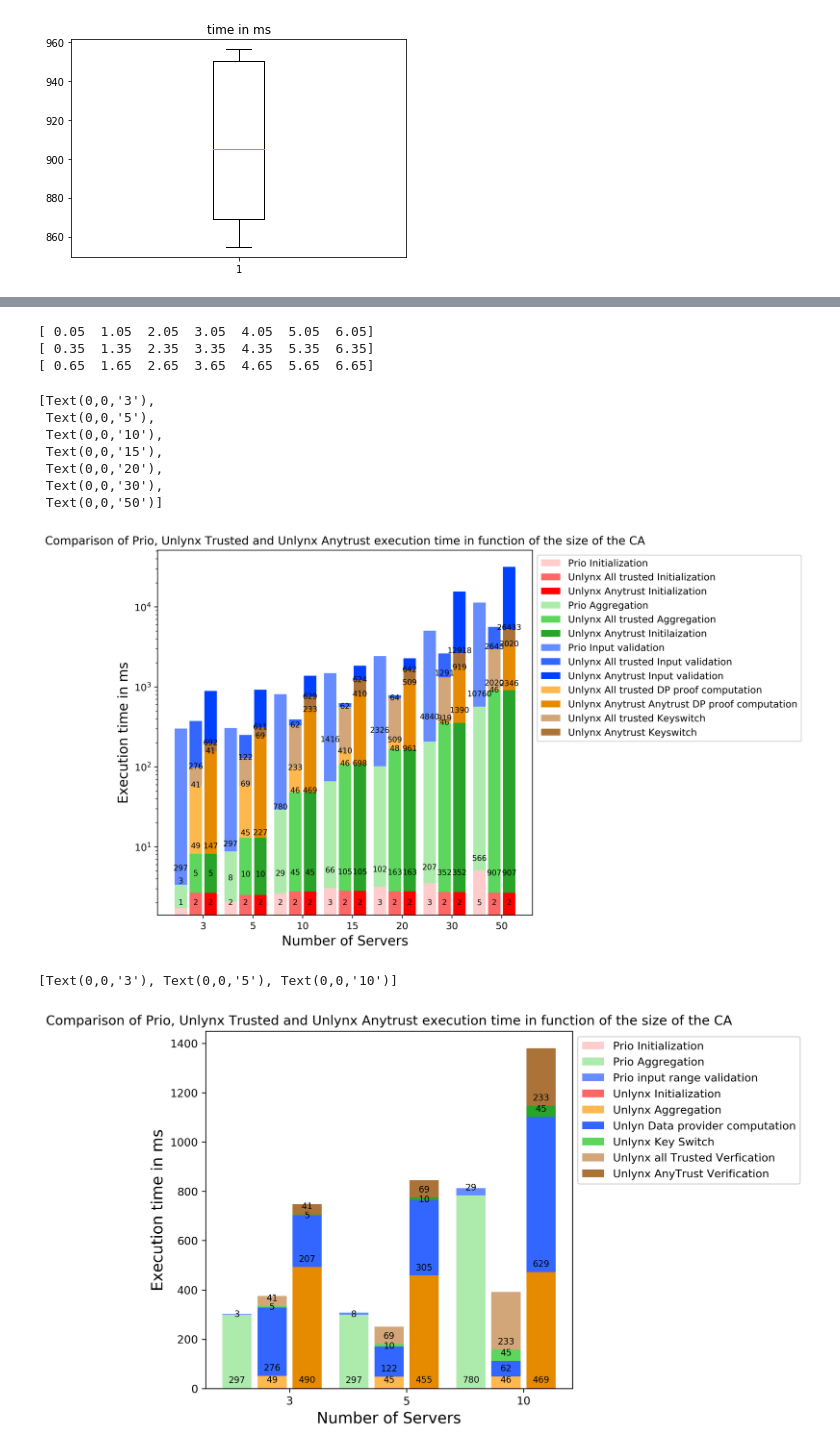
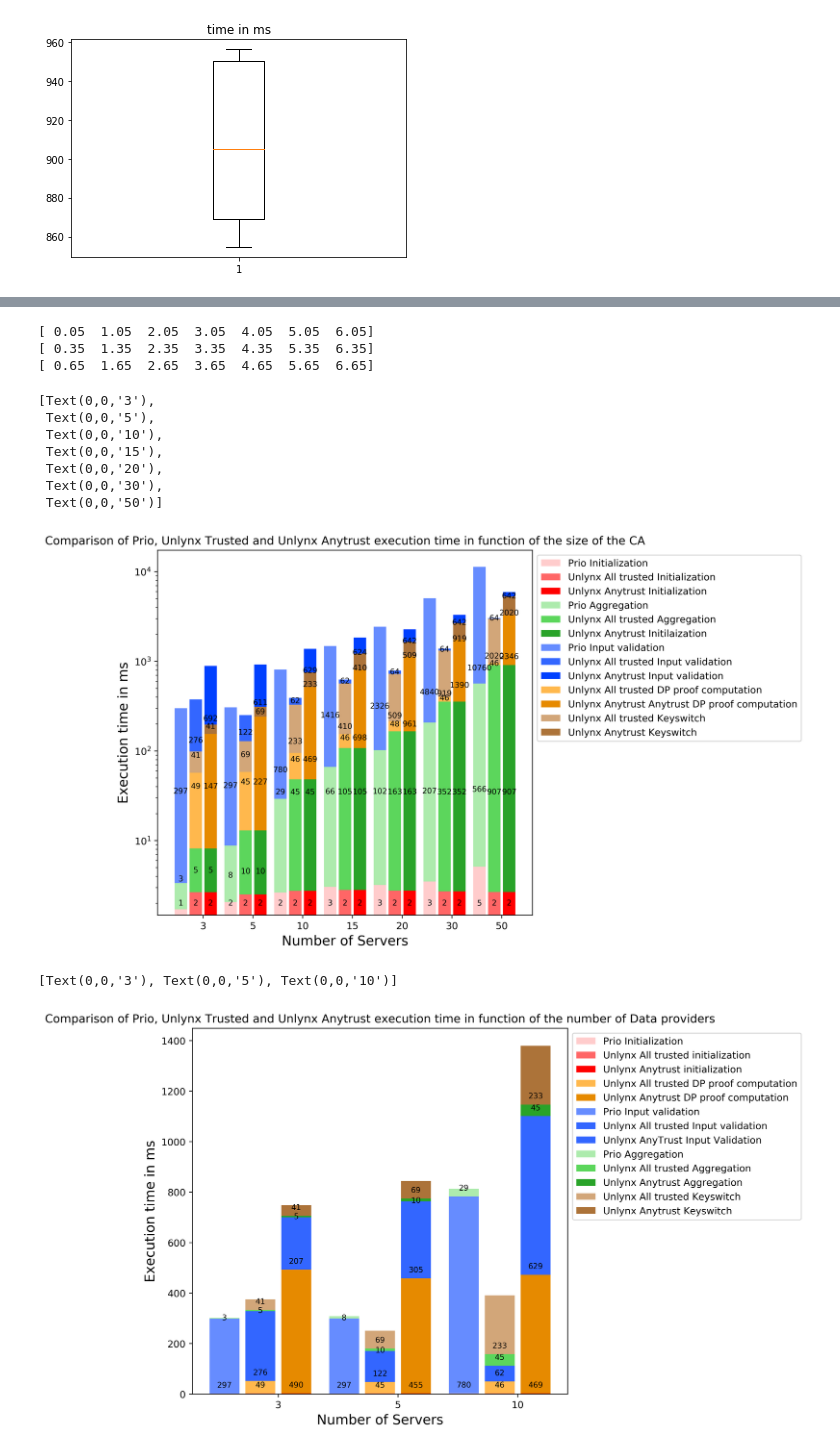
Before and after one commit to maxpr/MasterProjectDocuments, a Jupyter notebook: FinalPlotting/Untitled.ipynb, the cells around one changed output, grey strips where cells are left out. Saved outputs shown, nothing was run; the diff lists cells and outputs as text; code cells hidden in the pictures.

```diff
--- a/FinalPlotting/Untitled.ipynb
+++ b/FinalPlotting/Untitled.ipynb
@@ -669,7 +669,7 @@ for num, vals in enumerate(groups):
 
     #PRIO
     if(num==0):
-        p0 = plt.bar(xdata, vals[0], width, color=color_classes[num])
+        p0 = plt.bar(xdata, vals[0], width, color=colour_classes[num])
 
         p1 = plt.bar(xdata, vals[1], width,bottom=vals[0], color=colour_verif[num])
         autolabel(p1,plt)
@@ -678,7 +678,7 @@ for num, vals in enumerate(groups):
     #plt.yscale('log')
     #Unlynx Anytrust
     if(num==1):
-        p3 = plt.bar(xdata,vals[0],width, color=color_classes[num])
+        p3 = plt.bar(xdata,vals[0],width, color=colour_classes[num])
 
         p4 = plt.bar(xdata,vals[1], width,bottom=np.array(vals[0]),color=colour_dp[num-1])
         autolabel(p4,plt)
@@ -690,7 +690,7 @@ for num, vals in enumerate(groups):
         autolabel(p7,plt)
     #Unlynx All trusted
     if(num==2):
-        p8 = plt.bar(xdata,vals[0],width, color=color_classes[num])
+        p8 = plt.bar(xdata,vals[0],width, color=colour_classes[num])
 
         p9 = plt.bar(xdata,vals[1], width,bottom=vals[0],color=colour_dp[num-1])
         autolabel(p9,plt)
@@ -914,6 +914,7 @@ std is 41.2110211932
 # %%
 xxv = []
 zzv = []
+##Error with 30 and 50 serv
 
 mean,std = plot(["IMPORT/10c3s/verif.txt"])
 xxv.append(mean)
@@ -930,10 +931,10 @@ zzv.append(std)
 mean,std = plot(["IMPORT/10c20s/verif.txt"])
 xxv.append(mean)
 zzv.append(std)
-mean,std = plot(["IMPORT/10c30s/verif.txt"])
+mean,std = plot(["IMPORT/10c20s/verif.txt"])
 xxv.append(mean)
 zzv.append(std)
-mean,std = plot(["IMPORT/10c50s/verif.txt"])
+mean,std = plot(["IMPORT/10c20s/verif.txt"])
 xxv.append(mean)
 zzv.append(std)
 # %% [output]
@@ -1145,7 +1146,7 @@ for num, vals in enumerate(groups):
     print(xdata)
     #PRIO
     if(num==0):
-        p0 = plt.bar(xdata, vals[0], width, color=color_classes[num])
+        p0 = plt.bar(xdata, vals[0], width, color=colour_classes[num])
         autolabel(p0,plt)
         p1 = plt.bar(xdata, vals[1], width,bottom=vals[0], color=colour_agg[num])
         autolabel(p1,plt)
@@ -1154,7 +1155,7 @@ for num, vals in enumerate(groups):
     plt.yscale('log')
     #Unlynx Anytrust
     if(num==1):
-        p3 = plt.bar(xdata,vals[0],width, color=color_classes[num])
+        p3 = plt.bar(xdata,vals[0],width, color=colour_classes[num])
         autolabel(p3,plt)
         p4 = plt.bar(xdata,vals[1], width,bottom=vals[0],color=colour_agg[num])
         autolabel(p4,plt)
@@ -1166,7 +1167,7 @@ for num, vals in enumerate(groups):
         autolabel(p7,plt)
     #Unlynx All trusted
     if(num==2):
-        p8 = plt.bar(xdata,vals[0],width, color=color_classes[num])
+        p8 = plt.bar(xdata,vals[0],width, color=colour_classes[num])
         autolabel(p8,plt)
         p9 = plt.bar(xdata,vals[1], width,bottom=(np.array(vals[0])),color=colour_agg[num])
         autolabel(p9,plt)
@@ -1204,9 +1205,9 @@ s.set_xticklabels(group_labels)
  Text(0,0,'20'),
  Text(0,0,'30'),
  Text(0,0,'50')]
-[figure, old version]
+[figure, new version]
 # %%
-plt.figure(figsize=(6,6), dpi=300)
+plt.figure(figsize=(7,7), dpi=400)
 ratio = np.ceil(np.array([10,10,10,10,10,10,10])/np.array(yy))
 xxvall = np.multiply(xxv,ratio)
 groups = [[xxi[:3],xxp[:3],xx[:3]],[xxsi[:3],xxdp[:3],xxvall[:3],xxa[:3],xxs[:3]],[xxsi[:3],np.multiply(xxdp[:3],10),np.multiply(xxv[:3],[3,5,10]),xxa[:3],xxs[:3]]]
@@ -1246,48 +1247,55 @@ for num, vals in enumerate(groups):
 
     #PRIO
     if(num==0):
-        p0 = plt.bar(xdata, vals[0], width, color=color_classes[num])
+        p0 = plt.bar(xdata, vals[0], width, color=colour_classes[num])
 
-        p1 = plt.bar(xdata, vals[1], width,bottom=vals[0], color=colour_agg[num])
+        p1 = plt.bar(xdata, vals[1], width,bottom=vals[0], color=colour_verif[num])
         autolabel(p1,plt)
-        p2 = plt.bar(xdata, vals[2], width,bottom=(np.array(vals[0])+np.array(vals[1])),color=colour_verif[num])
+        p2 = plt.bar(xdata, vals[2], width,bottom=(np.array(vals[0])+np.array(vals[1])),color=colour_agg[num])
         autolabel(p2,plt)
     #plt.yscale('log')
     #Unlynx Anytrust
     if(num==1):
-        p3 = plt.bar(xdata,vals[0],width, color=color_classes[num])
+        p3 = plt.bar(xdata,vals[0],width, color=colour_classes[num])
 
         p4 = plt.bar(xdata,vals[1], width,bottom=np.array(vals[0]),color=colour_dp[num-1])
         autolabel(p4,plt)
         p5 = plt.bar(xdata,vals[2],width,bottom=(np.array(vals[0])+np.array(vals[1])),color=colour_verif[num])
         autolabel(p5,plt)
         p6 = plt.bar(xdata,vals[3],width,bottom=(np.array(vals[0])+np.array(vals[1])+np.array(vals[2])),color=colour_agg[num])
         autolabel(p6,plt)
         p7 = plt.bar(xdata,vals[4],width,bottom=(np.array(vals[0])+np.array(vals[1])+np.array(vals[2]) +np.array(vals[3])),color=colour_sw[num-1])
         autolabel(p7,plt)
     #Unlynx All trusted
     if(num==2):
-        p8 = plt.bar(xdata,vals[0],width, color=color_classes[num])
+        p8 = plt.bar(xdata,vals[0],width, color=colour_classes[num])
 
         p9 = plt.bar(xdata,vals[1], width,bottom=vals[0],color=colour_dp[num-1])
         autolabel(p9,plt)
         p10 = plt.bar(xdata,vals[2],width,bottom=(np.array(vals[0])+np.array(vals[1])),color=colour_verif[num-1])
         autolabel(p10,plt)
         p11 = plt.bar(xdata,vals[3],width,bottom=(np.array(vals[0])+np.array(vals[1])+np.array(vals[2])),color=colour_agg[num])
         autolabel(p11,plt)
         p12 = plt.bar(xdata,vals[4],width,bottom=(np.array(vals[0])+np.array(vals[1])+np.array(vals[2]) +np.array(vals[3])),color=colour_sw[num-1])
         autolabel(p12,plt)
-        plt.legend((p0[0],p1[0], p2[0],p3[0],p4[0], p5[0],p6[0],p7[0],p12[0]), ('Prio Initialization', 'Prio Aggregation','Prio input range validation','Unlynx Initialization', 'Unlynx Aggregation','Unlyn Data provider computation','Unlynx Key Switch','Unlynx all Trusted Verfication','Unlynx AnyTrust Verification'),bbox_to_anchor=(1., 1))
+        plt.legend((p0[0],p3[0], p8[0],p4[0],p9[0], p1[0],p5[0],p10[0],p2[0],p6[0],p11[0],p7[0],p12[0]),
+                   ('Prio Initialization', 'Unlynx All trusted initialization','Unlynx Anytrust initialization',
+                    'Unlynx All trusted DP proof computation', 'Unlynx Anytrust DP proof computation',
+                    'Prio Input validation','Unlynx All trusted Input validation','Unlynx AnyTrust Input Validation',
+                    'Prio Aggregation','Unlynx All trusted Aggregation','Unlynx Anytrust Aggregation',
+                    'Unlynx All trusted Keyswitch','Unlynx Anytrust Keyswitch'
+                   )
+                   ,bbox_to_anchor=(1., 1))
         plt.xlabel('Number of Servers',fontsize=14)
         plt.ylabel('Execution time in ms',fontsize=14)
-        plt.title('Comparison of Prio, Unlynx Trusted and Unlynx Anytrust execution time in function of the size of the CA')
+        plt.title('Comparison of Prio, Unlynx Trusted and Unlynx Anytrust execution time in function of the number of Data providers')
 
 # You should no longer need to manually set the plot limit since everything
 # is scaled to one.
 # Also the ticks should be much simpler now that each group of bars extends from
 # 0.0 to 1.0, 1.0 to 2.0, and so forth and, thus, are centered at 0.5, 1.5, etc.
 s.set_xticks(ind+0.5)
 s.set_xticklabels(group_labels)
 # %% [output]
 [Text(0,0,'3'), Text(0,0,'5'), Text(0,0,'10')]
-[figure, old version]
+[figure, new version]
```
Also changed, not shown: parts of 5 cells of this notebook, 8 other files.
